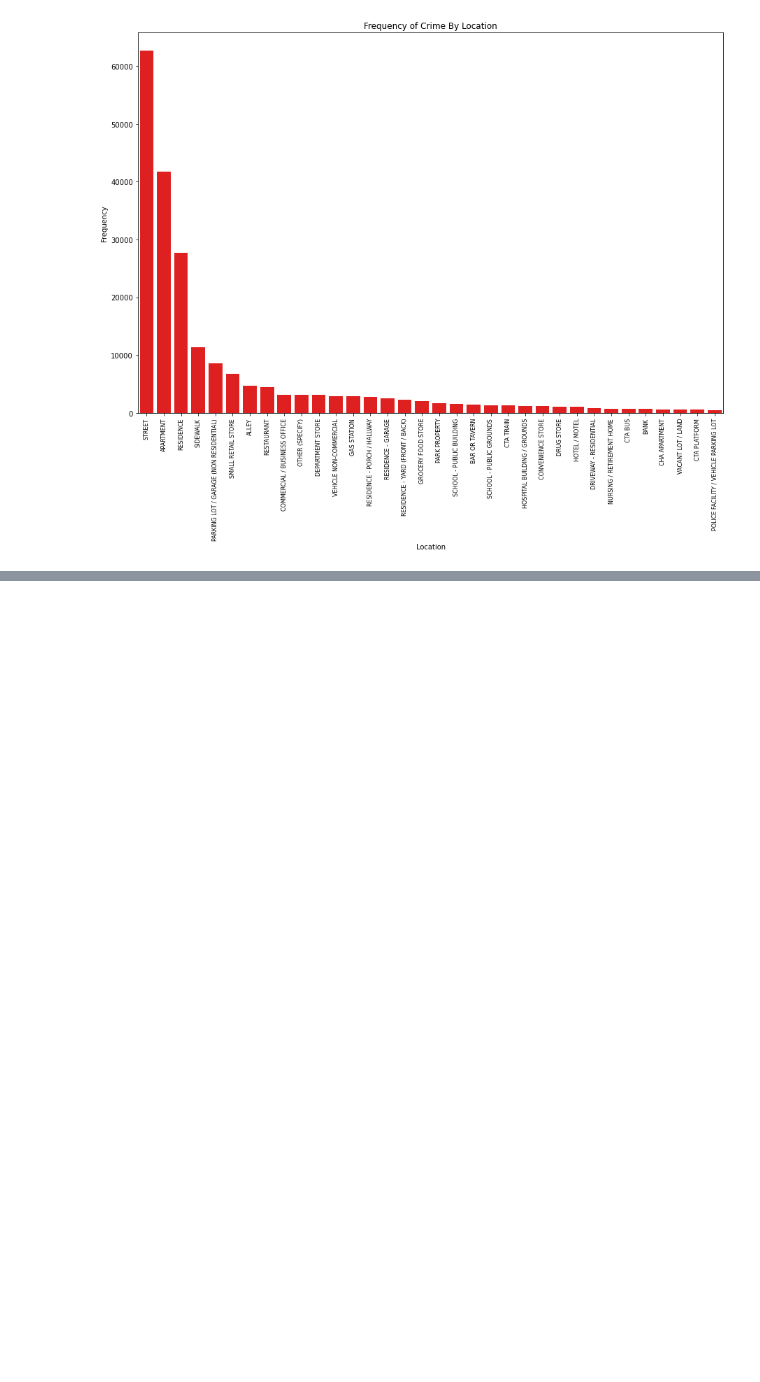
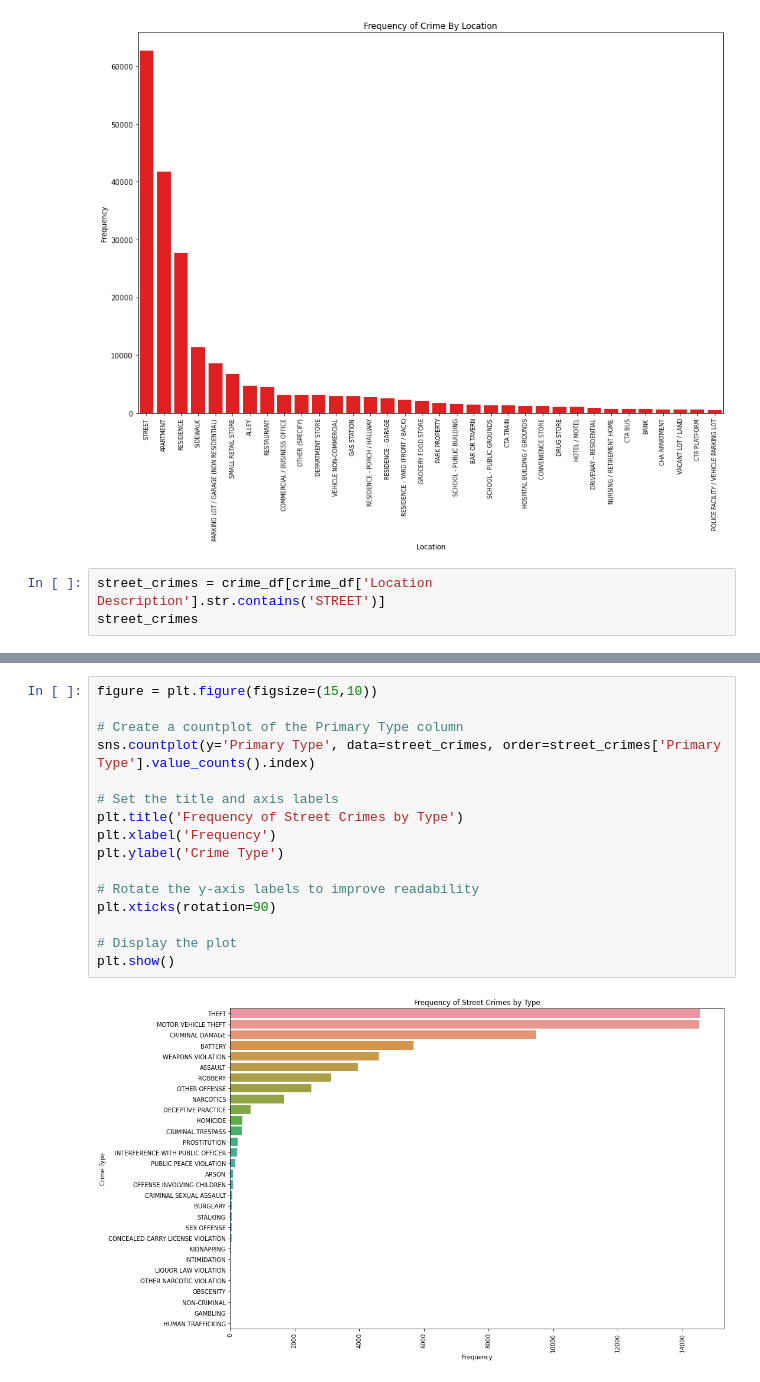
Before and after one commit to amudd10/Chicago-Crime-Analysis, a Jupyter notebook: Chi_crime2022.ipynb, the cells around one changed output, grey strips where cells are left out. Cells and saved outputs as stored; diff of their text form; blank space fills up the shorter version.

Commit message:
analyzing types of crime at the street lvl

```diff
--- a/Chi_crime2022.ipynb
+++ b/Chi_crime2022.ipynb
@@ -190,3 +190,6 @@ plt.ylabel('Frequency')
 plt.show()
 # %% [output]
 [figure]
+# %%
+street_crimes = crime_df[crime_df['Location Description'].str.contains('STREET')]
+street_crimes
@@ -192,0 +235,18 @@ plt.show()
+# %%
+figure = plt.figure(figsize=(15,10))
+
+# Create a countplot of the Primary Type column
+sns.countplot(y='Primary Type', data=street_crimes, order=street_crimes['Primary Type'].value_counts().index)
+
+# Set the title and axis labels
+plt.title('Frequency of Street Crimes by Type')
+plt.xlabel('Frequency')
+plt.ylabel('Crime Type')
+
+# Rotate the y-axis labels to improve readability
+plt.xticks(rotation=90)
+
+# Display the plot
+plt.show()
+# %% [output]
+[figure, added]
```
Also changed, not shown: parts of 4 cells of this notebook.
